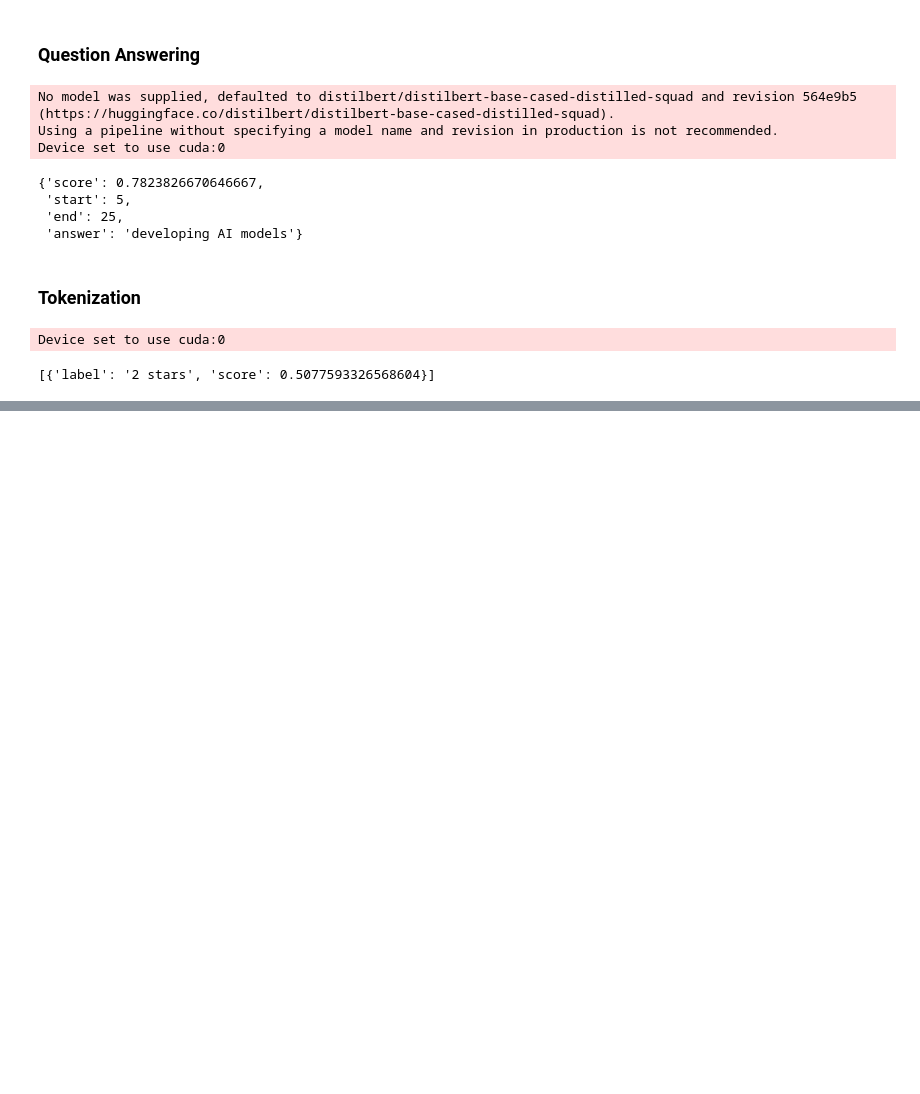
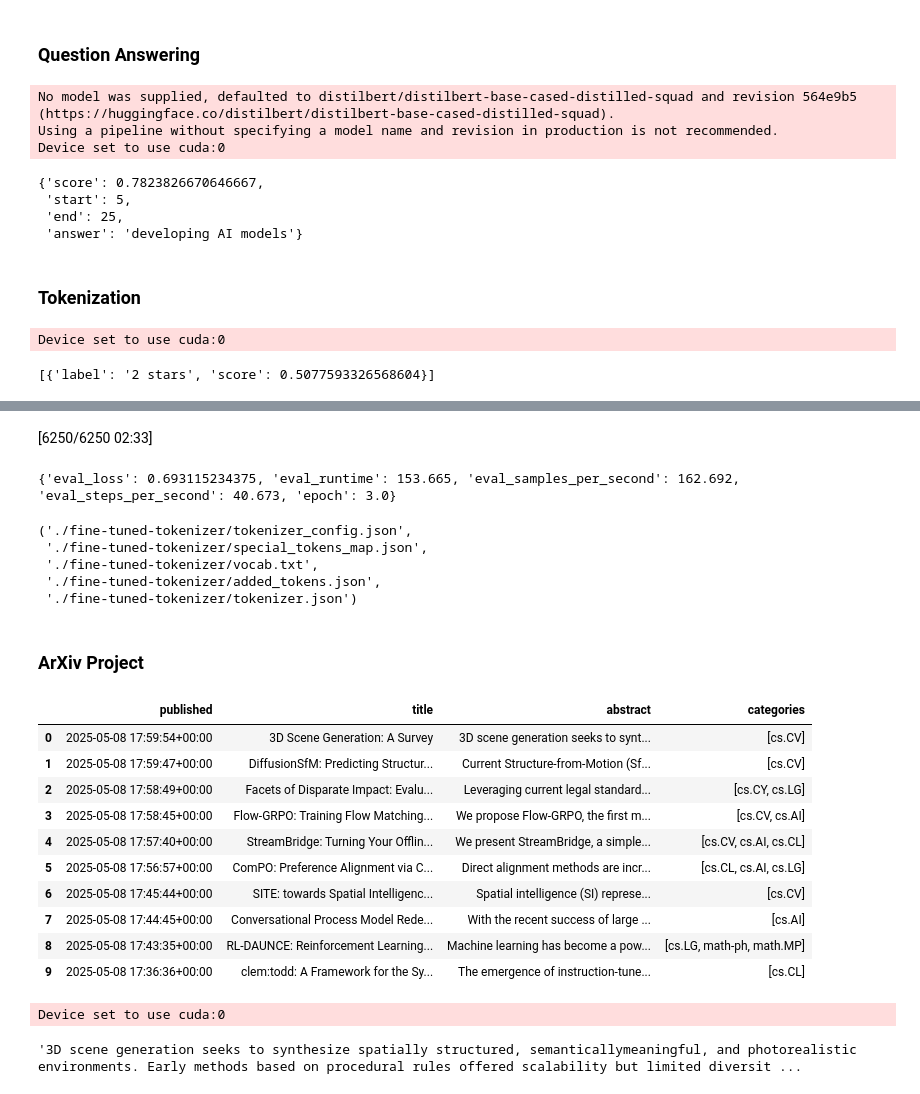
Before and after one commit to ballaprr/GenAI, a Jupyter notebook: HuggingFace_demo.ipynb, the cells around one changed output, grey strips where cells are left out. Cells and saved outputs as stored; diff of their text form; code cells hidden in the pictures; blank space fills up the shorter version.

Commit message:
Trained bert model

```diff
--- a/HuggingFace_demo.ipynb
+++ b/HuggingFace_demo.ipynb
@@ -241,0 +383,17 @@ print("Encoded Inpit:", encoded_input)
+# %%
+results = trainer.evaluate()
+print(results)
+# %% [output]
+[6250/6250 02:33]
+{'eval_loss': 0.693115234375, 'eval_runtime': 153.665, 'eval_samples_per_second': 162.692, 'eval_steps_per_second': 40.673, 'epoch': 3.0}
+# %%
+model.save_pretrained('./fine-tuned-model')
+tokenizer.save_pretrained('./fine-tuned-tokenizer')
+# %% [output]
+('./fine-tuned-tokenizer/tokenizer_config.json',
+ './fine-tuned-tokenizer/special_tokens_map.json',
+ './fine-tuned-tokenizer/vocab.txt',
+ './fine-tuned-tokenizer/added_tokens.json',
+ './fine-tuned-tokenizer/tokenizer.json')
+# %% [markdown]
+### ArXiv Project
@@ -241,0 +403,47 @@ print("Encoded Inpit:", encoded_input)
+# %%
+query = 'ai OR artificial intelligence OR machine learning'
+search = arxiv.Search(query=query, max_results=10, sort_by=arxiv.SortCriterion.SubmittedDate)
+
+papers = []
+for result in search.results():
+    papers.append({
+        'published': result.published,
+        'title': result.title,
+        'abstract': result.summary,
+        'categories': result.categories
+    })
+
+df = pd.DataFrame(papers)
+df.head()
+
+
+# Convert to DataFrame
+df = pd.DataFrame(papers)
+
+pd.set_option('display.max_colwidth', None)
+df.head(10)
+# %% [output]
+|  | published | title | abstract | categories |
+| 0 | 2025-05-08 17:59:54+00:00 | 3D Scene Generation: A Survey | 3D scene generation seeks to synt... | [cs.CV] |
+| 1 | 2025-05-08 17:59:47+00:00 | DiffusionSfM: Predicting Structur... | Current Structure-from-Motion (Sf... | [cs.CV] |
+| 2 | 2025-05-08 17:58:49+00:00 | Facets of Disparate Impact: Evalu... | Leveraging current legal standard... | [cs.CY, cs.LG] |
+| 3 | 2025-05-08 17:58:45+00:00 | Flow-GRPO: Training Flow Matching... | We propose Flow-GRPO, the first m... | [cs.CV, cs.AI] |
+| 4 | 2025-05-08 17:57:40+00:00 | StreamBridge: Turning Your Offlin... | We present StreamBridge, a simple... | [cs.CV, cs.AI, cs.CL] |
+| 5 | 2025-05-08 17:56:57+00:00 | ComPO: Preference Alignment via C... | Direct alignment methods are incr... | [cs.CL, cs.AI, cs.LG] |
+| 6 | 2025-05-08 17:45:44+00:00 | SITE: towards Spatial Intelligenc... | Spatial intelligence (SI) represe... | [cs.CV] |
+| 7 | 2025-05-08 17:44:45+00:00 | Conversational Process Model Rede... | With the recent success of large ... | [cs.AI] |
+| 8 | 2025-05-08 17:43:35+00:00 | RL-DAUNCE: Reinforcement Learning... | Machine learning has become a pow... | [cs.LG, math-ph, math.MP] |
+| 9 | 2025-05-08 17:36:36+00:00 | clem:todd: A Framework for the Sy... | The emergence of instruction-tune... | [cs.CL] |
+# %%
+# Example abstract from API
+abstract = df['abstract'][0]
+
+summarizer = pipeline("summarization", model="facebook/bart-large-cnn")
+
+summarization_result = summarizer(abstract)
+# %% [output]
+Device set to use cuda:0
+# %%
+summarization_result[0]['summary_text']
+# %% [output]
+'3D scene generation seeks to synthesize spatially structured, semanticallymeaningful, and photorealistic environments. Early methods based on procedural rules offered scalability but limited diversit ...
```
Also changed, not shown: parts of 21 cells of this notebook, 1 other file.
